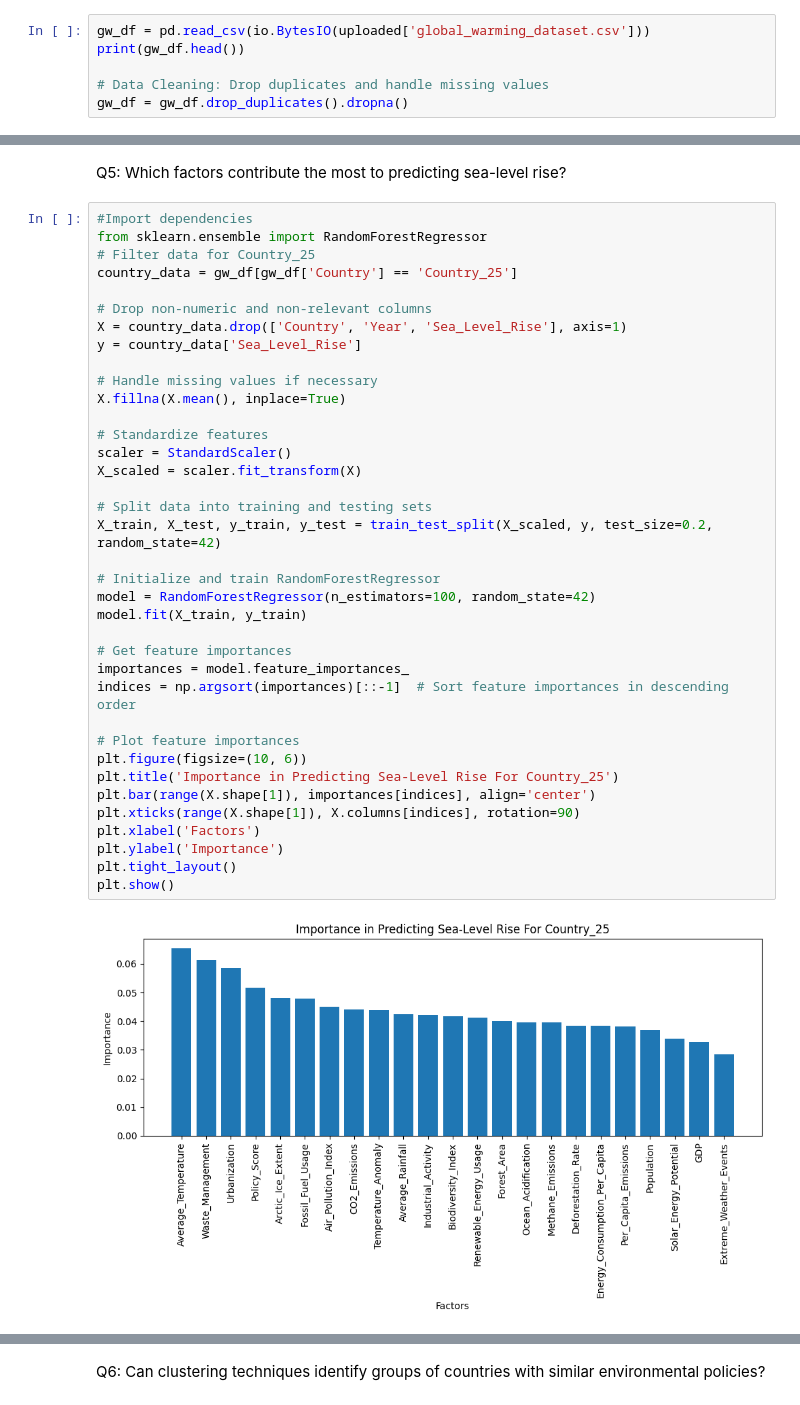
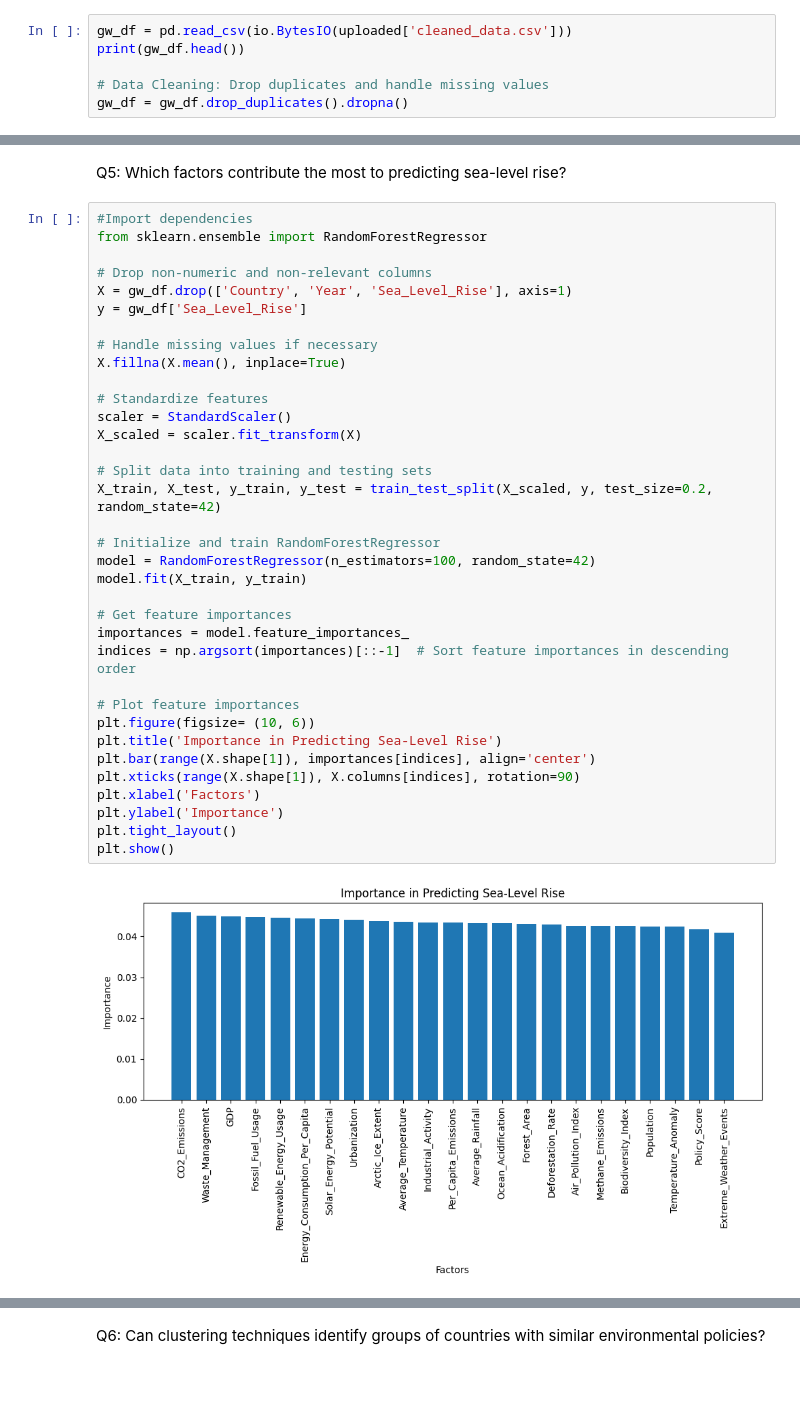
Before and after one commit to CaptDon71/project_4_machine_learning, a Jupyter notebook: data_preprocessing_BRANDON.ipynb, the cells around one changed output, grey strips where cells are left out. Saved outputs shown, nothing was run; the diff lists cells and outputs as text.

```diff
--- a/data_preprocessing_BRANDON.ipynb
+++ b/data_preprocessing_BRANDON.ipynb
@@ -16,5 +16,5 @@ Saving global_warming_dataset.csv to global_warming_dataset.csv
 # %%
-gw_df = pd.read_csv(io.BytesIO(uploaded['global_warming_dataset.csv']))
+gw_df = pd.read_csv(io.BytesIO(uploaded['cleaned_data.csv']))
 print(gw_df.head())
 
 # Data Cleaning: Drop duplicates and handle missing values
@@ -199,39 +155,37 @@ Q5: Which factors contribute the most to predicting sea-level rise?
 # %%
 #Import dependencies
 from sklearn.ensemble import RandomForestRegressor
-# Filter data for Country_25
-country_data = gw_df[gw_df['Country'] == 'Country_25']
 
 # Drop non-numeric and non-relevant columns
-X = country_data.drop(['Country', 'Year', 'Sea_Level_Rise'], axis=1)
-y = country_data['Sea_Level_Rise']
+X = gw_df.drop(['Country', 'Year', 'Sea_Level_Rise'], axis=1)
+y = gw_df['Sea_Level_Rise']
 
 # Handle missing values if necessary
 X.fillna(X.mean(), inplace=True)
 
 # Standardize features
 scaler = StandardScaler()
 X_scaled = scaler.fit_transform(X)
 
 # Split data into training and testing sets
 X_train, X_test, y_train, y_test = train_test_split(X_scaled, y, test_size=0.2, random_state=42)
 
 # Initialize and train RandomForestRegressor
 model = RandomForestRegressor(n_estimators=100, random_state=42)
 model.fit(X_train, y_train)
 
 # Get feature importances
 importances = model.feature_importances_
 indices = np.argsort(importances)[::-1]  # Sort feature importances in descending order
 
 # Plot feature importances
-plt.figure(figsize=(10, 6))
-plt.title('Importance in Predicting Sea-Level Rise For Country_25')
+plt.figure(figsize= (10, 6))
+plt.title('Importance in Predicting Sea-Level Rise')
 plt.bar(range(X.shape[1]), importances[indices], align='center')
 plt.xticks(range(X.shape[1]), X.columns[indices], rotation=90)
 plt.xlabel('Factors')
 plt.ylabel('Importance')
 plt.tight_layout()
 plt.show()
 # %% [output]
-[figure, old version]
+[figure, new version]
```
Also changed, not shown: parts of 7 cells of this notebook.
